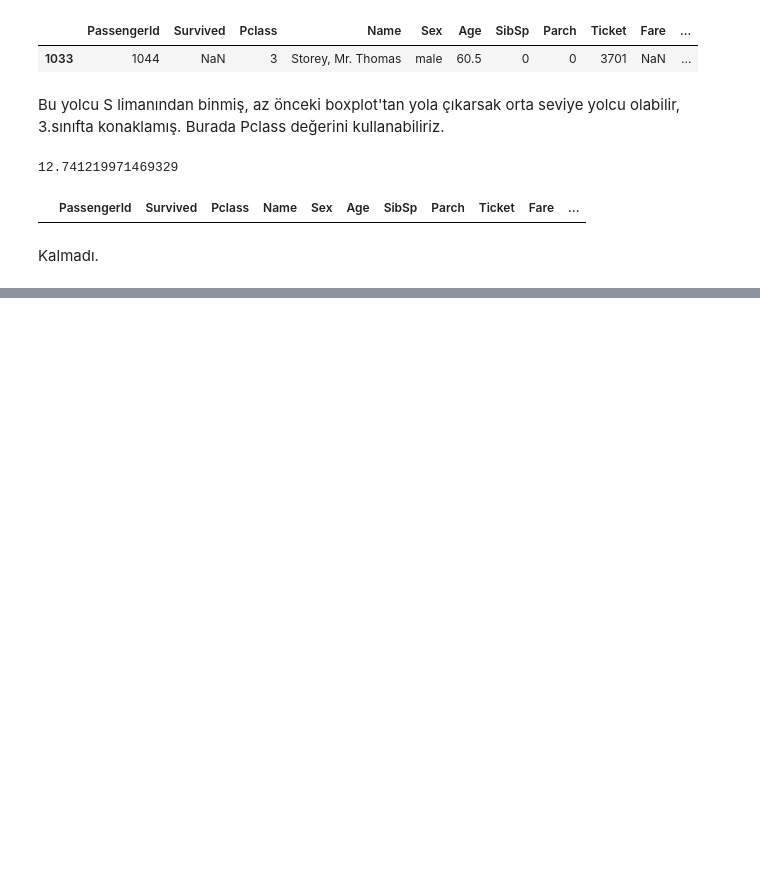
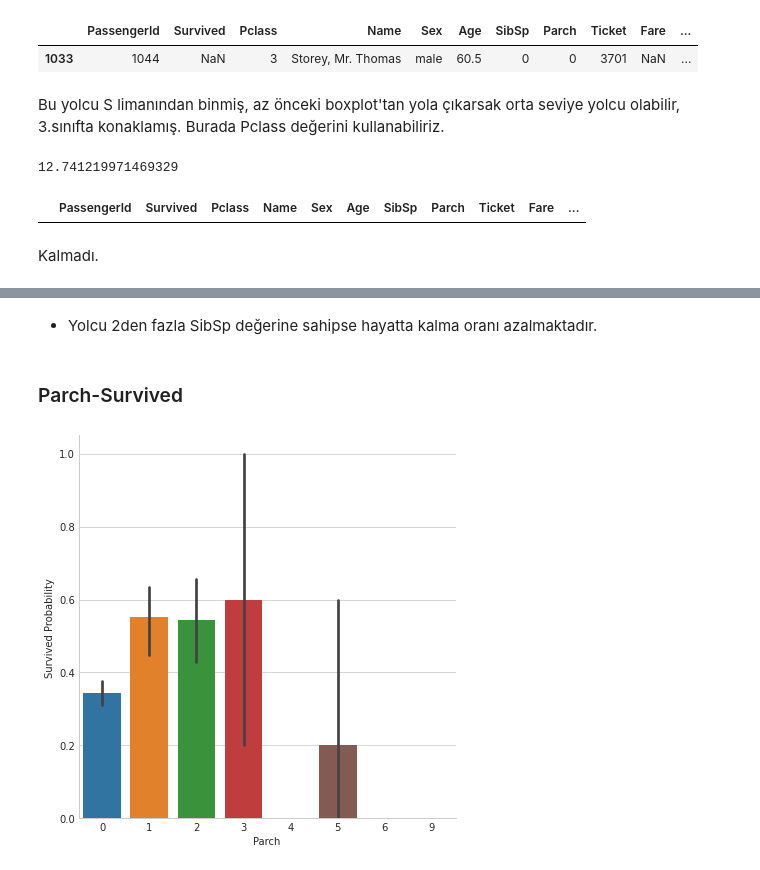
Before and after one commit to ebrukirikkayis/Kaggle-Competition-Titanic-EDA-, a Jupyter notebook: rms-titanic-eda.ipynb, the cells around one changed output, grey strips where cells are left out. Saved outputs shown, nothing was run; the diff lists cells and outputs as text; code cells hidden in the pictures; blank space fills up the shorter version.

```diff
--- a/rms-titanic-eda.ipynb
+++ b/rms-titanic-eda.ipynb
@@ -452,0 +486,11 @@ Kalmadı.
+# %% [markdown]
+* Yolcu 2den fazla SibSp değerine sahipse hayatta kalma oranı azalmaktadır.
+# %% [markdown]
+<a id='14'></a>
+### Parch-Survived
+# %%
+g=sns.factorplot(x="Parch", y="Survived", kind="bar", data=train_df, size=6)
+g.set_ylabels("Survived Probability")
+plt.show()
+# %% [output]
+[figure, added]
```
Also changed, not shown: parts of 25 cells of this notebook.
